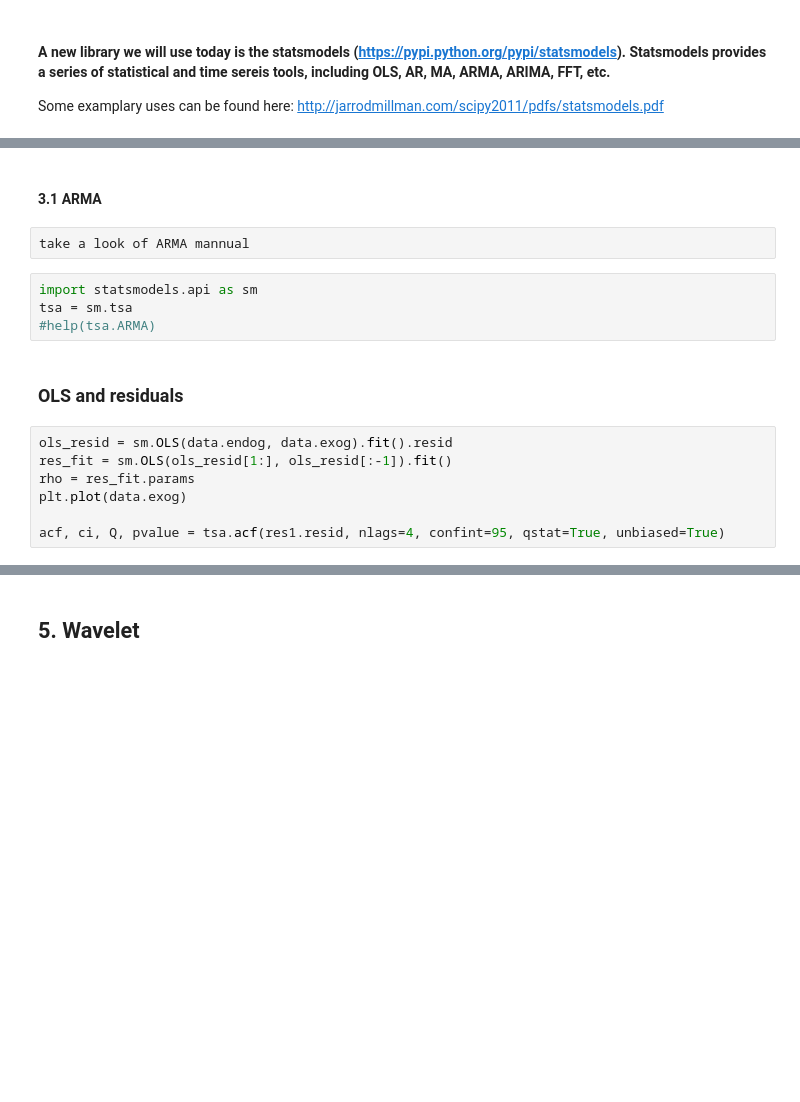
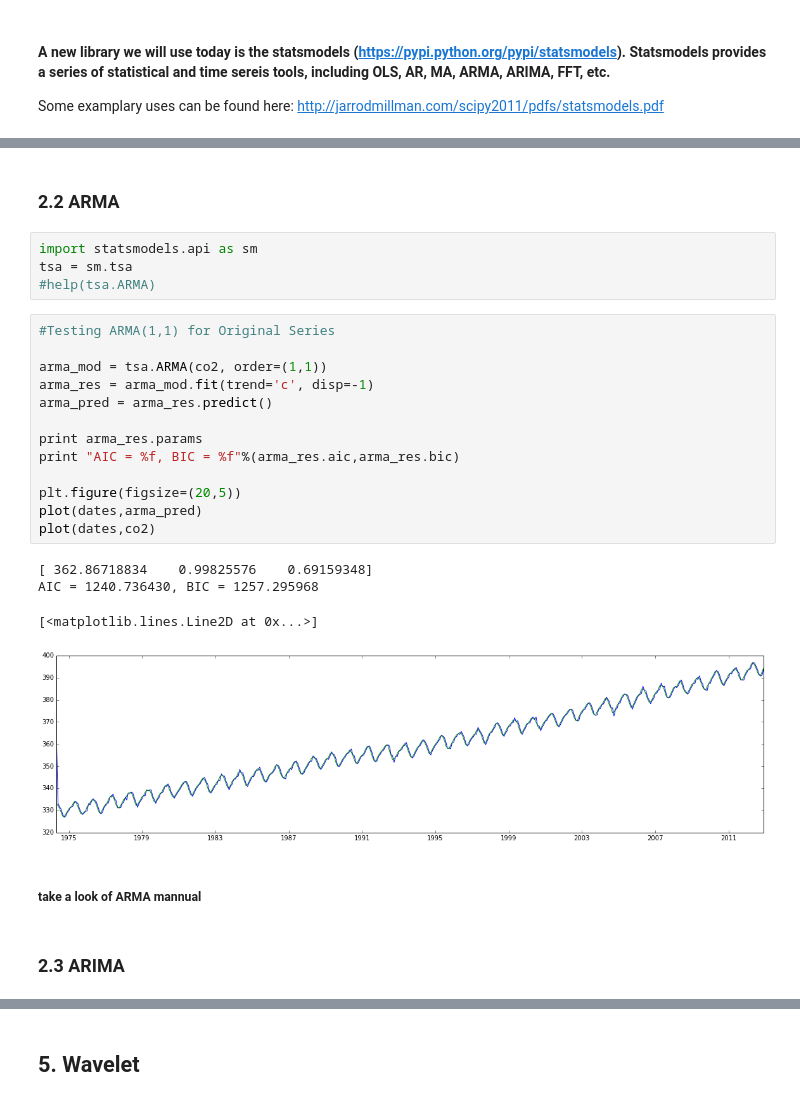
Before and after one commit to qwu-570/geogg121, a Jupyter notebook: tsa_temp.ipynb, the cells around one changed output, grey strips where cells are left out. Saved outputs shown, nothing was run; the diff lists cells and outputs as text; blank space fills up the shorter version.

```diff
--- a/tsa_temp.ipynb
+++ b/tsa_temp.ipynb
@@ -197,17 +119,28 @@ bash: line 1: pip: command not found
 # %% [markdown]
-#### 3.1 ARMA
+### 2.2 ARMA
-# %% [raw]
-take a look of ARMA mannual
 # %%
 import statsmodels.api as sm
 tsa = sm.tsa
 #help(tsa.ARMA)
-# %% [markdown]
-### OLS and residuals
-# %%
-ols_resid = sm.OLS(data.endog, data.exog).fit().resid
-res_fit = sm.OLS(ols_resid[1:], ols_resid[:-1]).fit()
-rho = res_fit.params
-plt.plot(data.exog)
-
-acf, ci, Q, pvalue = tsa.acf(res1.resid, nlags=4, confint=95, qstat=True, unbiased=True)
+# %%
+#Testing ARMA(1,1) for Original Series
+
+arma_mod = tsa.ARMA(co2, order=(1,1))
+arma_res = arma_mod.fit(trend='c', disp=-1)
+arma_pred = arma_res.predict()
+
+print arma_res.params
+print "AIC = %f, BIC = %f"%(arma_res.aic,arma_res.bic)
+
+plt.figure(figsize=(20,5))
+plot(dates,arma_pred)
+plot(dates,co2)
+# %% [output]
+[ 362.86718834    0.99825576    0.69159348]
+AIC = 1240.736430, BIC = 1257.295968
+[<matplotlib.lines.Line2D at 0x...>]
+[figure, added]
+# %% [markdown]
+##### take a look of ARMA mannual
+# %% [markdown]
+### 2.3 ARIMA
```
Also changed, not shown: parts of 87 cells of this notebook.
